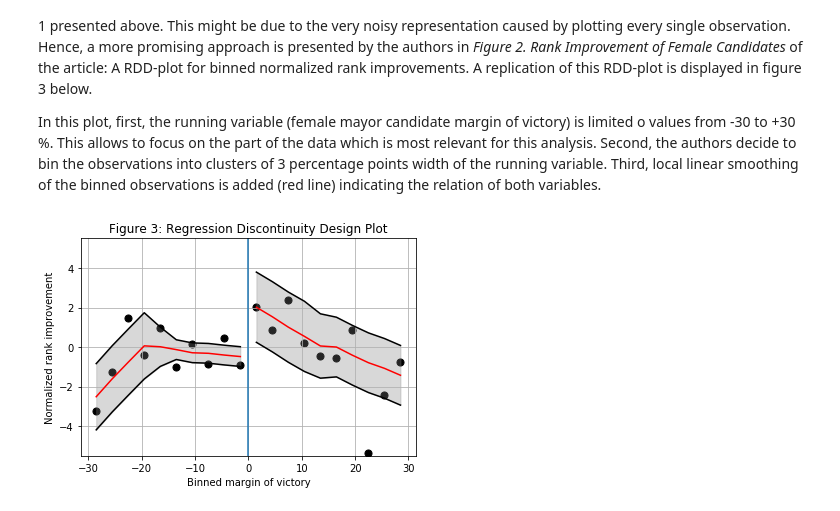
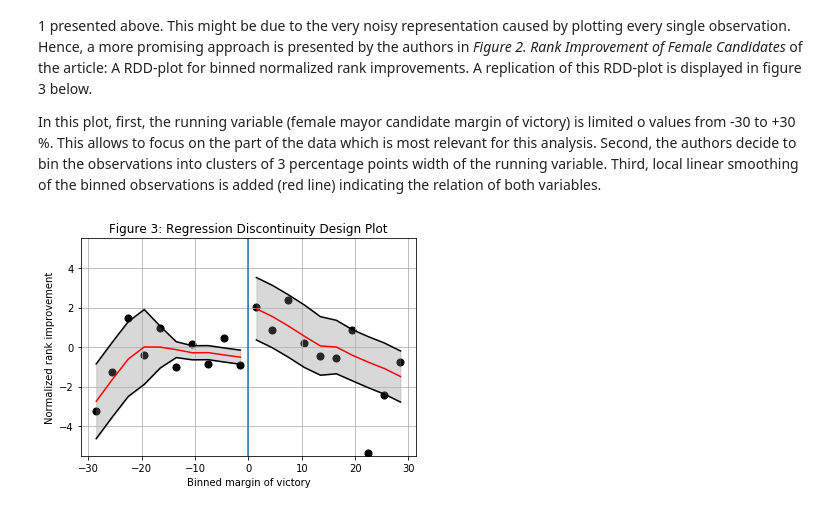
Before and after one commit to DaLueke/replication-baskeran-hessami-2018, a Jupyter notebook: student_project.ipynb, the cells around one changed output. Cells and saved outputs as stored; diff of their text form; code cells hidden in the pictures.

```diff
--- a/student_project.ipynb
+++ b/student_project.ipynb
@@ -175,8 +175,12 @@ In this plot, first, the running variable (female mayor candidate margin of vict
 # %%
 # Keep only observations that fir above described criteria
 rdd_data = rdd_data.loc[(rdd_data.margin_1 >= -30) & (rdd_data.margin_1 <= 30)]
 
 # Create the RDD plot using the function stored in the auxiliary file.
-rdd_plot(data=rdd_data, x_variable="margin_1", y_variable="gewinn_norm", ylimits=(-5.5,5.5), frac=0.7)
+rdd_plot(data=rdd_data, x_variable="margin_1", y_variable="gewinn_norm", ylimits=(-5.5,5.5), frac=0.6)
+
+#### TODO: on branch "rework_lowess_estimation" there is a reworked version of calculating conficence intervals (for the lefthand end)
+#### This should be merged into here, the rest of that branch, however, probably not.
+#### That branch also contains a better version of the bin_mean calculation which woks for sorted values and is more reliable
 # %% [output]
-[figure, old version]
+[figure, new version]
```
Also changed, not shown: parts of 2 cells of this notebook.
